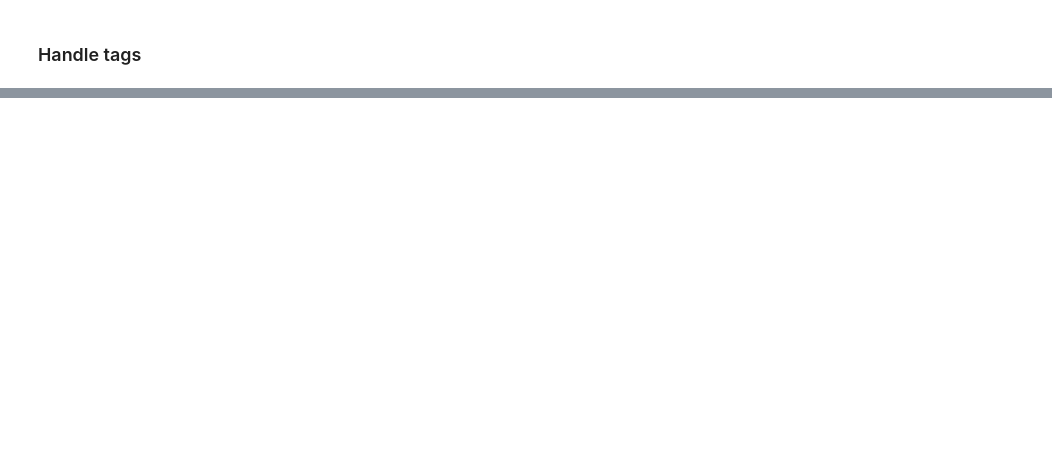
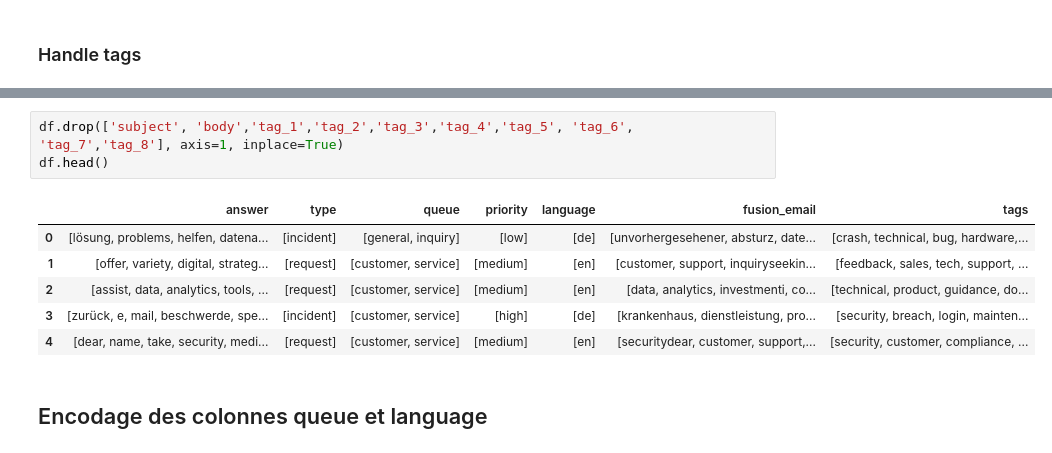
Before and after one commit to Maryemelb/ticket-classification-mlops, a Jupyter notebook: Nootbooks/eda.ipynb, the cells around one changed output, grey strips where cells are left out. Cells and saved outputs as stored; diff of their text form; blank space fills up the shorter version.

```diff
--- a/Nootbooks/eda.ipynb
+++ b/Nootbooks/eda.ipynb
@@ -214,0 +239,12 @@ make tags in one column
+# %%
+df.drop(['subject', 'body','tag_1','tag_2','tag_3','tag_4','tag_5', 'tag_6', 'tag_7','tag_8'], axis=1, inplace=True)
+df.head()
+# %% [output]
+|  | answer | type | queue | priority | language | fusion_email | tags |
+| 0 | [lösung, problems, helfen, datena... | [incident] | [general, inquiry] | [low] | [de] | [unvorhergesehener, absturz, date... | [crash, technical, bug, hardware,... |
+| 1 | [offer, variety, digital, strateg... | [request] | [customer, service] | [medium] | [en] | [customer, support, inquiryseekin... | [feedback, sales, tech, support, ... |
+| 2 | [assist, data, analytics, tools, ... | [request] | [customer, service] | [medium] | [en] | [data, analytics, investmenti, co... | [technical, product, guidance, do... |
+| 3 | [zurück, e, mail, beschwerde, spe... | [incident] | [customer, service] | [high] | [de] | [krankenhaus, dienstleistung, pro... | [security, breach, login, mainten... |
+| 4 | [dear, name, take, security, medi... | [request] | [customer, service] | [medium] | [en] | [securitydear, customer, support,... | [security, customer, compliance, ... |
+# %% [markdown]
+## Encodage des colonnes queue  et language
```
Also changed, not shown: parts of 10 cells of this notebook, 9 other files.
